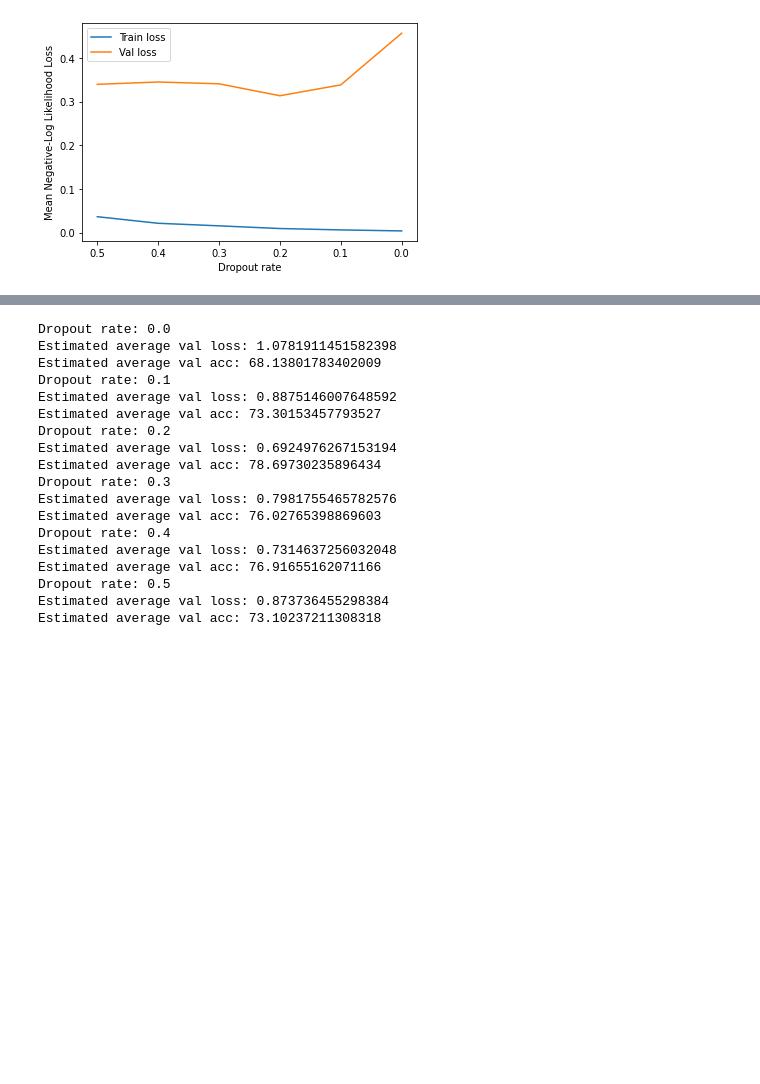
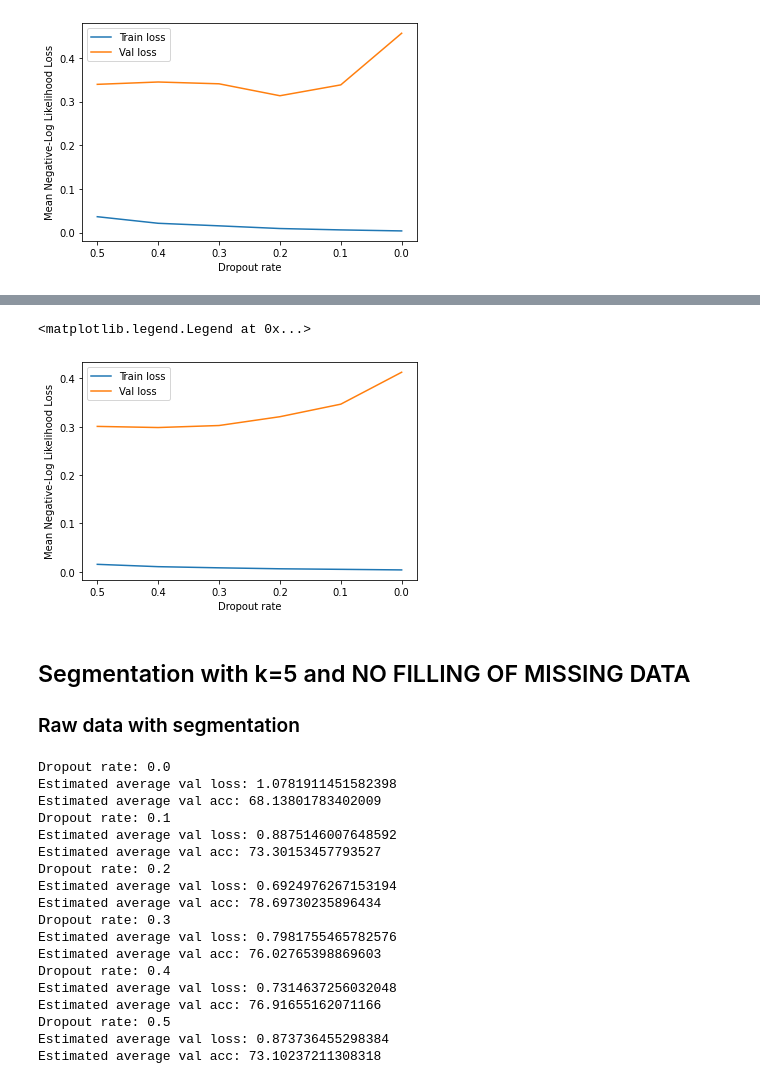
Before and after one commit to icik251/JapaneseSpeechRecognition, a Jupyter notebook: result_analysis.ipynb, the cells around one changed output, grey strips where cells are left out. Saved outputs shown, nothing was run; the diff lists cells and outputs as text; code cells hidden in the pictures; blank space fills up the shorter version.

```diff
--- a/result_analysis.ipynb
+++ b/result_analysis.ipynb
@@ -72,3 +133,20 @@ plt.legend()
+# %%
+import matplotlib.pyplot as plt
+
+plt.plot(range_of_dropout, list_of_mean_train_losses, label = "Train loss")
+plt.plot(range_of_dropout, list_of_mean_val_losses, label = "Val loss")
+
+plt.xlabel('Dropout rate')
+plt.ylabel('Mean Negative-Log Likelihood Loss')
+plt.gca().invert_xaxis()
+
+plt.legend()
+# %% [output]
+<matplotlib.legend.Legend at 0x...>
+[figure, added]
+# %% [markdown]
+## Segmentation with k=5 and NO FILLING OF MISSING DATA
+### Raw data with segmentation
 # %%
 ## Results for Segmentation with k=5
 
```
Also changed, not shown: parts of 10 cells of this notebook, 24 other files.
